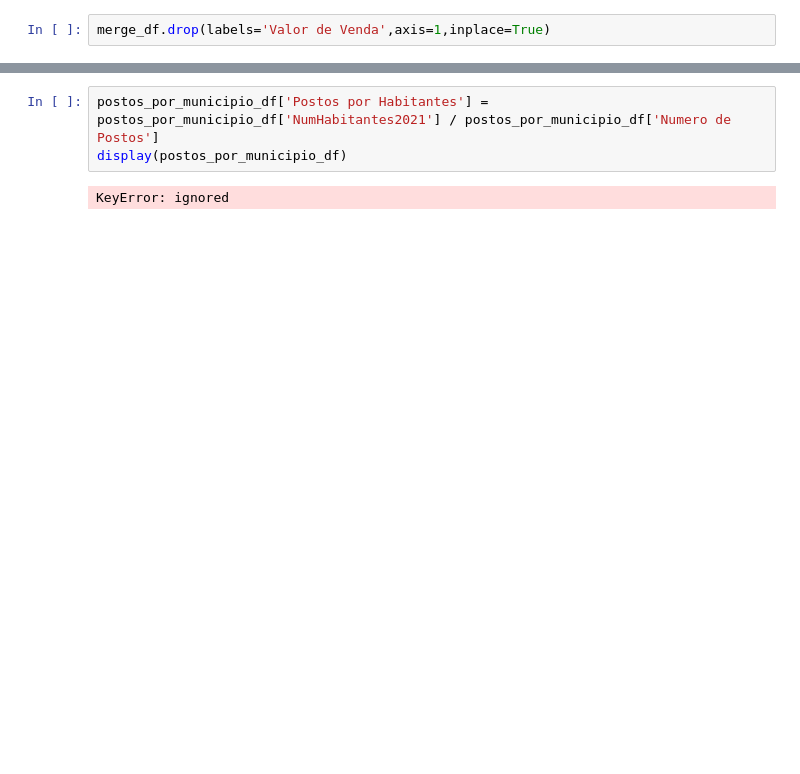
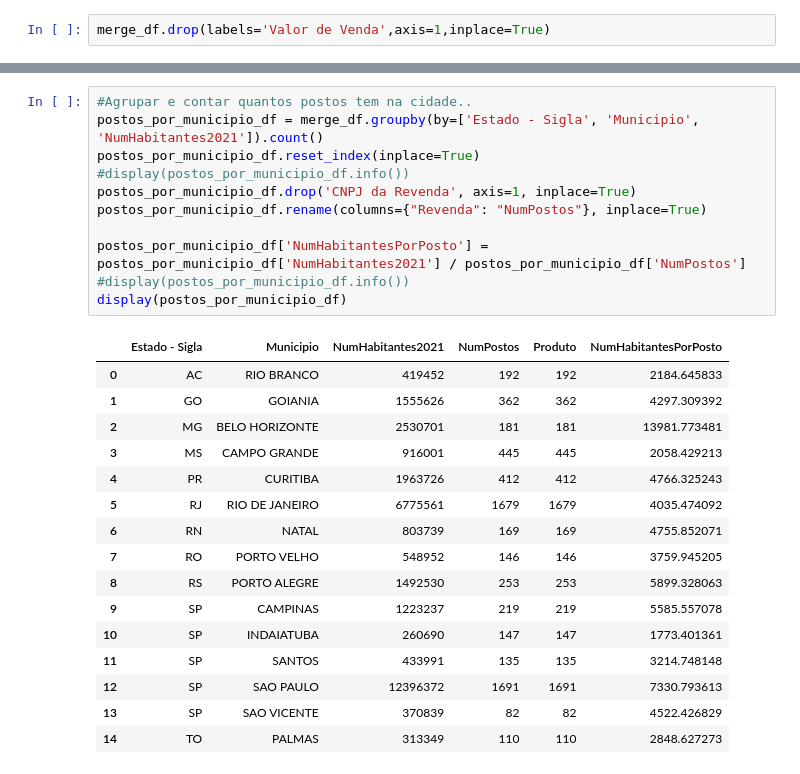
Before and after one commit to kathyllin/Python-Pandas, a Jupyter notebook: Segundo_exemplo_em_Python_Pandas.ipynb, the cells around one changed output, grey strips where cells are left out. Drawn from its saved outputs; the diff is of its cells as text; blank space fills up the shorter version.

```diff
--- a/Segundo_exemplo_em_Python_Pandas.ipynb
+++ b/Segundo_exemplo_em_Python_Pandas.ipynb
@@ -246,5 +267,28 @@ display(postos_por_municipio_df)
-# %%
-postos_por_municipio_df['Postos por Habitantes'] = postos_por_municipio_df['NumHabitantes2021'] / postos_por_municipio_df['Numero de Postos']
-display(postos_por_municipio_df)
-# %% [output]
-KeyError: ignored
+# %%
+#Agrupar e contar quantos postos tem na cidade..
+postos_por_municipio_df = merge_df.groupby(by=['Estado - Sigla', 'Municipio', 'NumHabitantes2021']).count()
+postos_por_municipio_df.reset_index(inplace=True)
+#display(postos_por_municipio_df.info())
+postos_por_municipio_df.drop('CNPJ da Revenda', axis=1, inplace=True)
+postos_por_municipio_df.rename(columns={"Revenda": "NumPostos"}, inplace=True)
+
+postos_por_municipio_df['NumHabitantesPorPosto'] = postos_por_municipio_df['NumHabitantes2021'] / postos_por_municipio_df['NumPostos']
+#display(postos_por_municipio_df.info())
+display(postos_por_municipio_df)
+# %% [output]
+|  | Estado - Sigla | Municipio | NumHabitantes2021 | NumPostos | Produto | NumHabitantesPorPosto |
+| 0 | AC | RIO BRANCO | 419452 | 192 | 192 | 2184.645833 |
+| 1 | GO | GOIANIA | 1555626 | 362 | 362 | 4297.309392 |
+| 2 | MG | BELO HORIZONTE | 2530701 | 181 | 181 | 13981.773481 |
+| 3 | MS | CAMPO GRANDE | 916001 | 445 | 445 | 2058.429213 |
+| 4 | PR | CURITIBA | 1963726 | 412 | 412 | 4766.325243 |
+| 5 | RJ | RIO DE JANEIRO | 6775561 | 1679 | 1679 | 4035.474092 |
+| 6 | RN | NATAL | 803739 | 169 | 169 | 4755.852071 |
+| 7 | RO | PORTO VELHO | 548952 | 146 | 146 | 3759.945205 |
+| 8 | RS | PORTO ALEGRE | 1492530 | 253 | 253 | 5899.328063 |
+| 9 | SP | CAMPINAS | 1223237 | 219 | 219 | 5585.557078 |
+| 10 | SP | INDAIATUBA | 260690 | 147 | 147 | 1773.401361 |
+| 11 | SP | SANTOS | 433991 | 135 | 135 | 3214.748148 |
+| 12 | SP | SAO PAULO | 12396372 | 1691 | 1691 | 7330.793613 |
+| 13 | SP | SAO VICENTE | 370839 | 82 | 82 | 4522.426829 |
+| 14 | TO | PALMAS | 313349 | 110 | 110 | 2848.627273 |
```
Also changed, not shown: parts of 12 cells of this notebook.
